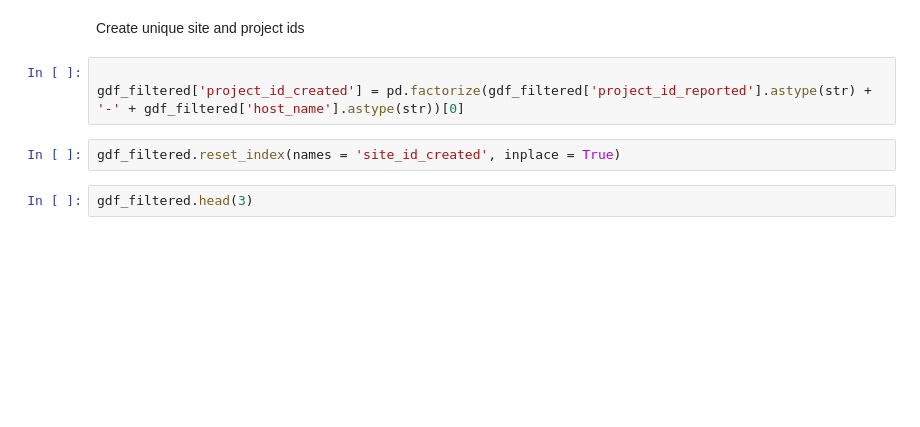
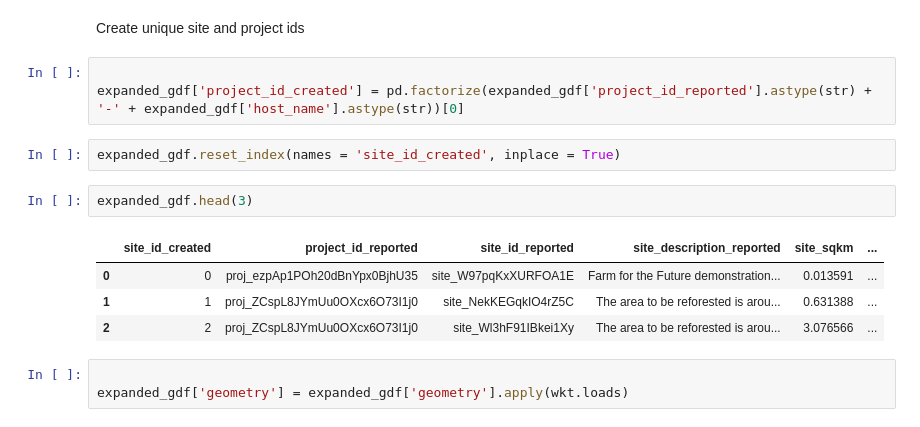
Before and after one commit to Societal-Computing/Forest_Monitoring, a Jupyter notebook: src/database_consolidation.ipynb, the cells around one changed output. Cells and saved outputs as stored; diff of their text form; blank space fills up the shorter version.

```diff
--- a/src/database_consolidation.ipynb
+++ b/src/database_consolidation.ipynb
@@ -147,8 +602,16 @@ gdf_filtered['survival_rate_reported'] = gdf_filtered['survival_rate_reported'].
 Create unique site and project ids
 # %%
 
-gdf_filtered['project_id_created'] = pd.factorize(gdf_filtered['project_id_reported'].astype(str) + '-' + gdf_filtered['host_name'].astype(str))[0]
+expanded_gdf['project_id_created'] = pd.factorize(expanded_gdf['project_id_reported'].astype(str) + '-' + expanded_gdf['host_name'].astype(str))[0]
 # %%
-gdf_filtered.reset_index(names = 'site_id_created', inplace = True)
+expanded_gdf.reset_index(names = 'site_id_created', inplace = True)
 # %%
-gdf_filtered.head(3)
+expanded_gdf.head(3)
+# %% [output]
+|  | site_id_created | project_id_reported | site_id_reported | site_description_reported | site_sqkm | ... |
+| 0 | 0 | proj_ezpAp1POh20dBnYpx0BjhU35 | site_W97pqKxXURFOA1E | Farm for the Future demonstration... | 0.013591 | ... |
+| 1 | 1 | proj_ZCspL8JYmUu0OXcx6O73I1j0 | site_NekKEGqkIO4rZ5C | The area to be reforested is arou... | 0.631388 | ... |
+| 2 | 2 | proj_ZCspL8JYmUu0OXcx6O73I1j0 | site_Wl3hF91IBkei1Xy | The area to be reforested is arou... | 3.076566 | ... |
+# %%
+
+expanded_gdf['geometry'] = expanded_gdf['geometry'].apply(wkt.loads)
```
Also changed, not shown: parts of 28 cells of this notebook, 6 other files.
